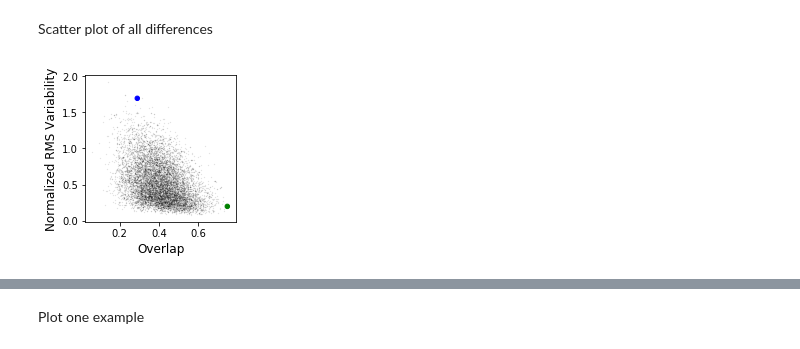
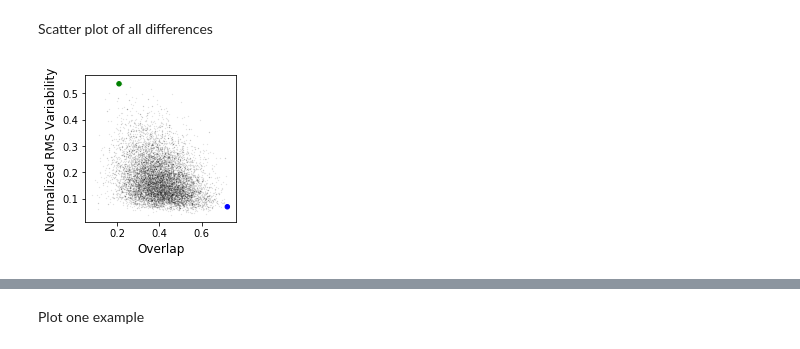
Before and after one commit to Emergent-Behaviors-in-Biology/microbiome-patterns, a Jupyter notebook: A Minimal Model for Microbial Biodiversity.ipynb, the cells around one changed output, grey strips where cells are left out. Cells and saved outputs as stored; diff of their text form; code cells hidden in the pictures.

```diff
--- a/A Minimal Model for Microbial Biodiversity.ipynb
+++ b/A Minimal Model for Microbial Biodiversity.ipynb
@@ -683,30 +693,30 @@ plt.show()
 Scatter plot of all differences
 # %%
 with open('data/LV_params.dat','rb') as f:
-    alpha_diff,K_diff = pickle.load(f)
+    K_diff = pickle.load(f)
 with open('data/DOC_same.dat','rb') as f:
     pairs,Olist,Dlist,Olist_null,Dlist_null = pickle.load(f)
-examples=np.asarray([3075,102])
+examples=np.asarray([8208,6593])
 
-alpha_diff = np.asarray(alpha_diff)
+#alpha_diff = np.asarray(alpha_diff)
 K_diff = np.asarray(K_diff)
 
 #Make and annotate plots
 fig,ax=plt.subplots(figsize=(3,3))
 fig.subplots_adjust(left=0.2,bottom=0.2)
 #subsample = np.random.choice(np.arange(len(Olist),dtype=int),size=20000)
 subsample = np.arange(len(Olist),dtype=int)
 
 ax.scatter(Olist[subsample],K_diff[subsample],c='k',s=0.05,alpha=0.2)
 ax.scatter(Olist[examples],K_diff[examples],c=['g','b'],s=20)
 ax.set_xlabel('Overlap',fontsize=12)
 ax.set_ylabel('Normalized RMS Variability',fontsize=12)
 #ax[1].set_ylim((0.1,0.6))
 
 pdf = bpdf.PdfPages('Plots/universal.pdf')
 pdf.savefig(fig)
 pdf.close()
 
 plt.show()
 # %% [output]
-[figure, old version]
+[figure, new version]
```
Also changed, not shown: parts of 4 cells of this notebook, 21 other files.
